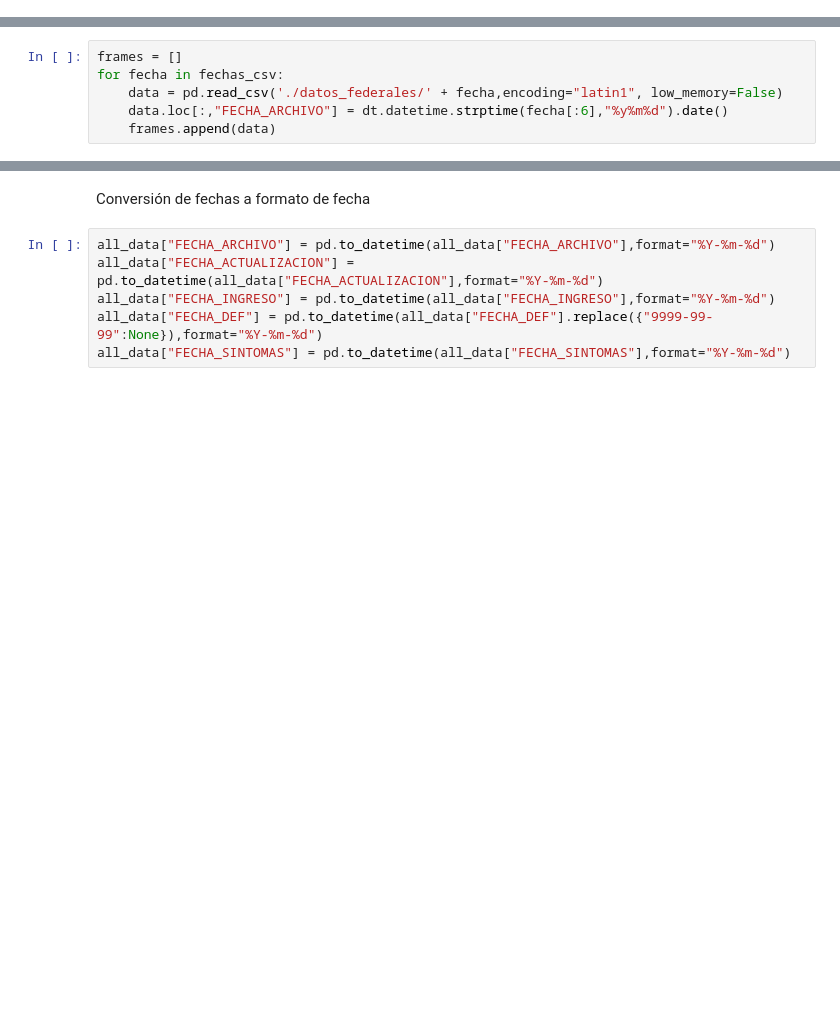
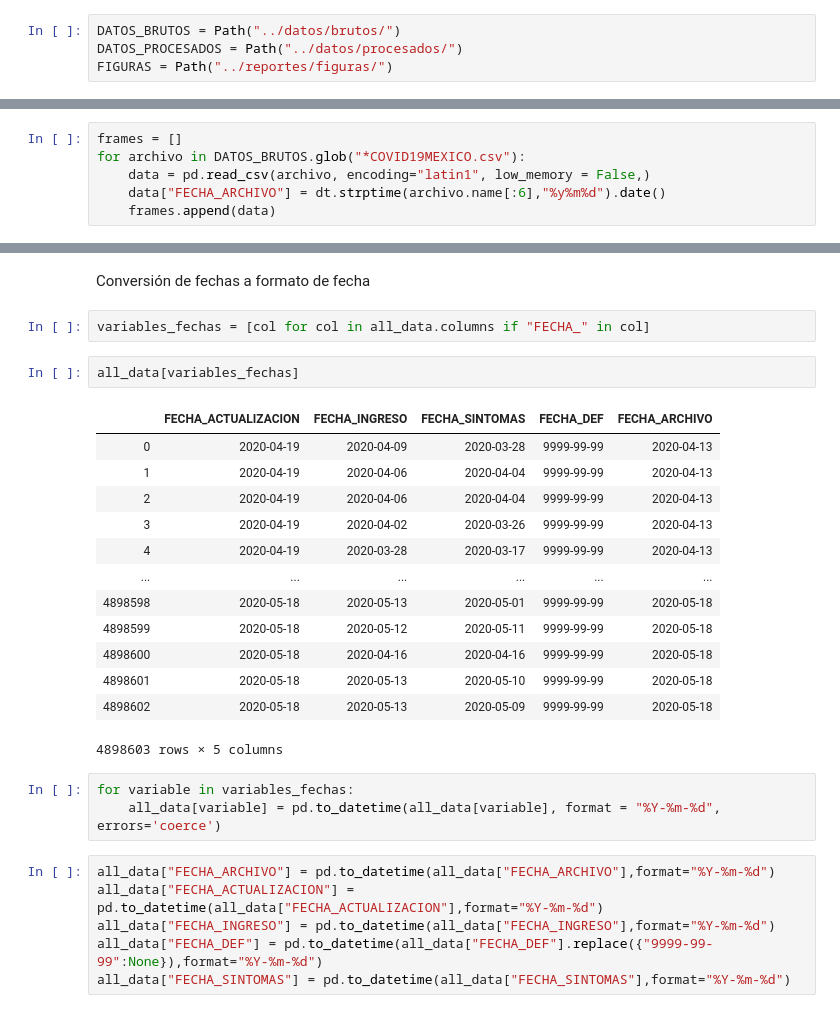
Before and after one commit to chekos/covid_plots, a Jupyter notebook: notebooks/historias.ipynb, the cells around one changed output, grey strips where cells are left out. Saved outputs shown, nothing was run; the diff lists cells and outputs as text; blank space fills up the shorter version.

Commit message:
ejecuta notebooks con los datos mas recientes

```diff
--- a/notebooks/historias.ipynb
+++ b/notebooks/historias.ipynb
@@ -8,3 +10,7 @@ from bokeh.io import export_png
+# %%
+DATOS_BRUTOS = Path("../datos/brutos/")
+DATOS_PROCESADOS = Path("../datos/procesados/")
+FIGURAS = Path("../reportes/figuras/")
 # %%
 bpl.output_notebook()
 # %% [output]
@@ -24,8 +30,8 @@ fechas_csv = fechas.strftime("%y%m%d")+"COVID19MEXICO.csv"
 # %%
 frames = []
-for fecha in fechas_csv:
-    data = pd.read_csv('./datos_federales/' + fecha,encoding="latin1", low_memory=False)
-    data.loc[:,"FECHA_ARCHIVO"] = dt.datetime.strptime(fecha[:6],"%y%m%d").date()
+for archivo in DATOS_BRUTOS.glob("*COVID19MEXICO.csv"):
+    data = pd.read_csv(archivo, encoding="latin1", low_memory = False,)
+    data["FECHA_ARCHIVO"] = dt.strptime(archivo.name[:6],"%y%m%d").date()
     frames.append(data)
 # %%
 len(frames)
@@ -35,6 +51,27 @@ len(frames)
 all_data = pd.concat(frames,axis=0,ignore_index=True)
 # %% [markdown]
 Conversión de fechas a formato de fecha
+# %%
+variables_fechas = [col for col in all_data.columns if "FECHA_" in col]
+# %%
+all_data[variables_fechas]
+# %% [output]
+|  | FECHA_ACTUALIZACION | FECHA_INGRESO | FECHA_SINTOMAS | FECHA_DEF | FECHA_ARCHIVO |
+| 0 | 2020-04-19 | 2020-04-09 | 2020-03-28 | 9999-99-99 | 2020-04-13 |
+| 1 | 2020-04-19 | 2020-04-06 | 2020-04-04 | 9999-99-99 | 2020-04-13 |
+| 2 | 2020-04-19 | 2020-04-06 | 2020-04-04 | 9999-99-99 | 2020-04-13 |
+| 3 | 2020-04-19 | 2020-04-02 | 2020-03-26 | 9999-99-99 | 2020-04-13 |
+| 4 | 2020-04-19 | 2020-03-28 | 2020-03-17 | 9999-99-99 | 2020-04-13 |
+| ... | ... | ... | ... | ... | ... |
+| 4898598 | 2020-05-18 | 2020-05-13 | 2020-05-01 | 9999-99-99 | 2020-05-18 |
+| 4898599 | 2020-05-18 | 2020-05-12 | 2020-05-11 | 9999-99-99 | 2020-05-18 |
+| 4898600 | 2020-05-18 | 2020-04-16 | 2020-04-16 | 9999-99-99 | 2020-05-18 |
+| 4898601 | 2020-05-18 | 2020-05-13 | 2020-05-10 | 9999-99-99 | 2020-05-18 |
+| 4898602 | 2020-05-18 | 2020-05-13 | 2020-05-09 | 9999-99-99 | 2020-05-18 |
+4898603 rows × 5 columns
+# %%
+for variable in variables_fechas:
+    all_data[variable] = pd.to_datetime(all_data[variable], format = "%Y-%m-%d", errors='coerce')
 # %%
 all_data["FECHA_ARCHIVO"] = pd.to_datetime(all_data["FECHA_ARCHIVO"],format="%Y-%m-%d")
 all_data["FECHA_ACTUALIZACION"] = pd.to_datetime(all_data["FECHA_ACTUALIZACION"],format="%Y-%m-%d")
```
Also changed, not shown: parts of 18 cells of this notebook.
